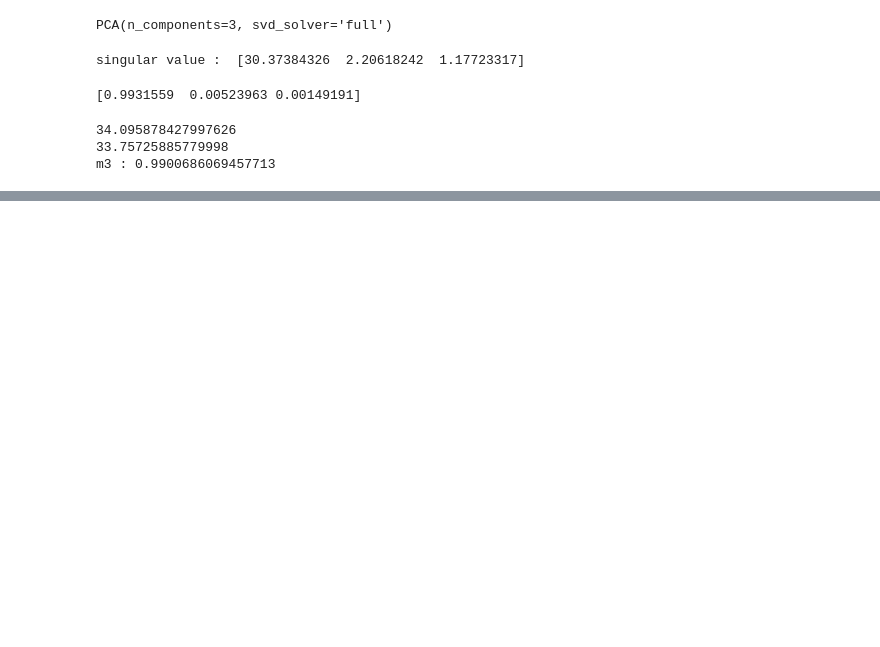
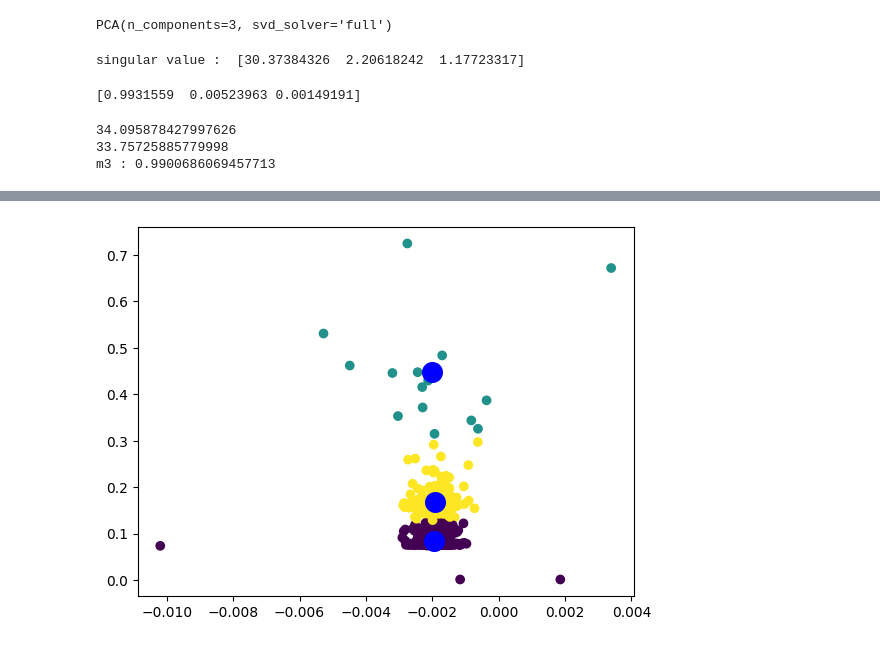
Before and after one commit to BrianCheng-TheLegend/2023_ArtificialIntelligence, a Jupyter notebook: IOT_hw3/IMS_bearing_data.ipynb, the cells around one changed output, grey strips where cells are left out. Cells and saved outputs as stored; diff of their text form; code cells hidden in the pictures; blank space fills up the shorter version.

```diff
--- a/IOT_hw3/IMS_bearing_data.ipynb
+++ b/IOT_hw3/IMS_bearing_data.ipynb
@@ -86,0 +106,2 @@ m3 : 0.9900686069457713
+# %%
+a_kmeans = KMeans(n_clusters=3, random_state=0, n_init = 'auto').fit(a_x_array)
@@ -86,0 +116,6 @@ m3 : 0.9900686069457713
+# %%
+plt.scatter(a_x_array[:, 0], a_x_array[:, 1], c=a_kmeans.labels_)
+plt.scatter(a_kmeans.cluster_centers_[:, 0], a_kmeans.cluster_centers_[:, 1], s = 200, c='b')
+plt.show()
+# %% [output]
+[figure, added]
```
Also changed, not shown: parts of 15 cells of this notebook.
